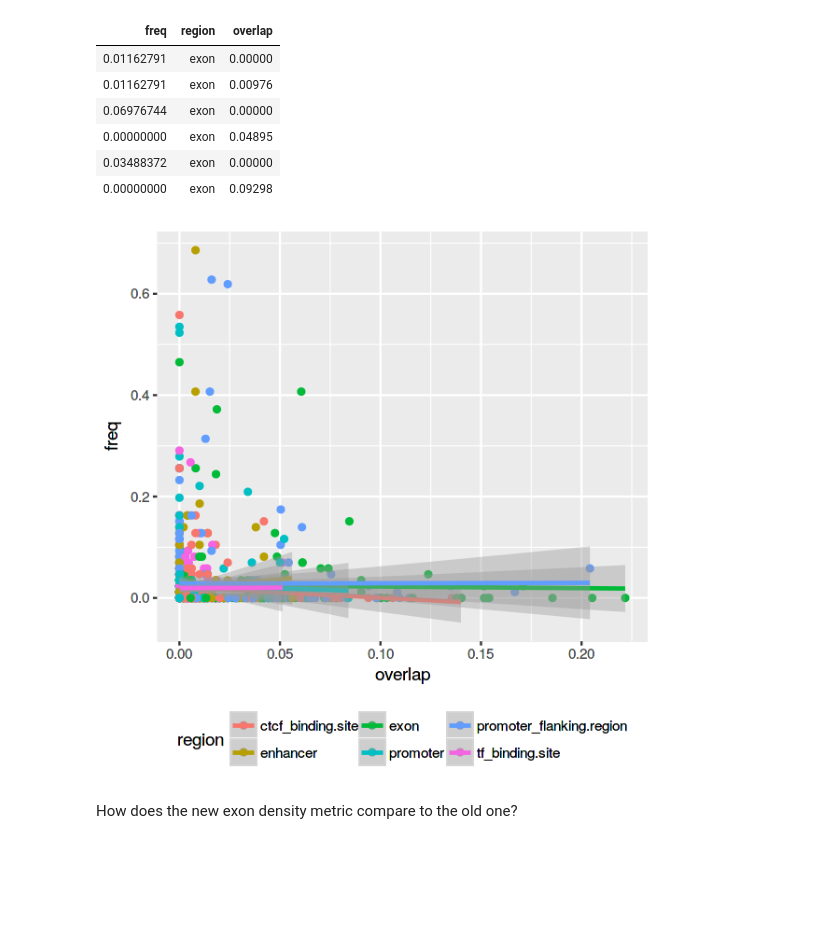
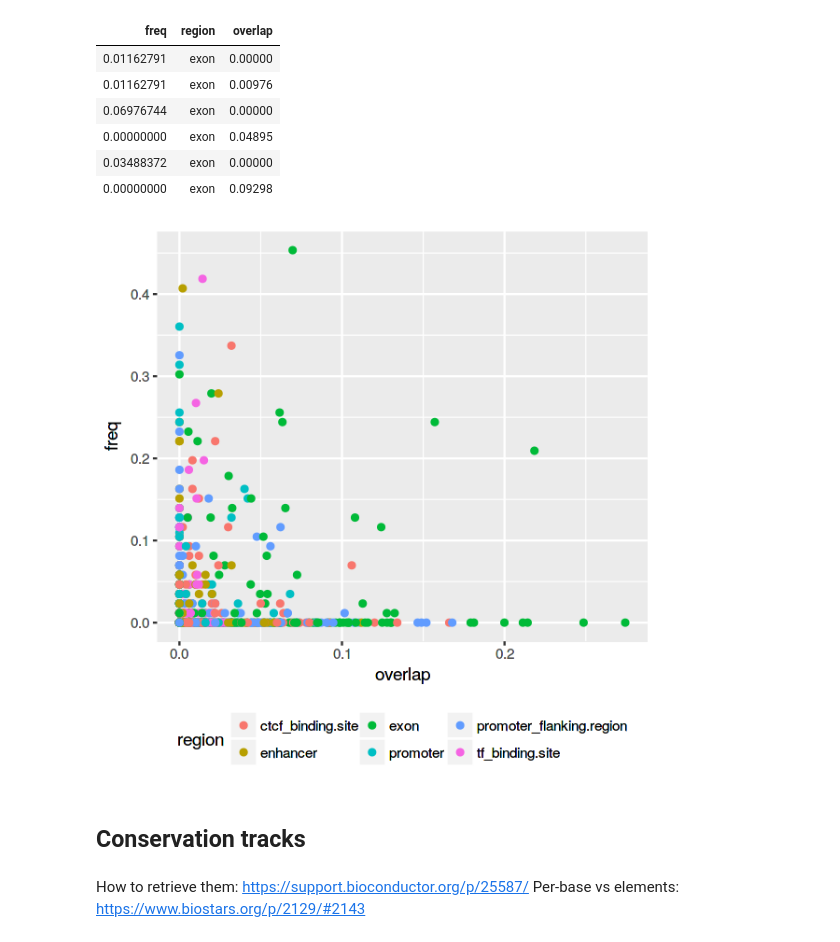
Before and after one commit to bodkan/nea-over-time, a Jupyter notebook: notebooks/introgression_predictors.ipynb, the cells around one changed output. Cells and saved outputs as stored; diff of their text form; code cells hidden in the pictures; blank space fills up the shorter version.

```diff
--- a/notebooks/introgression_predictors.ipynb
+++ b/notebooks/introgression_predictors.ipynb
@@ -444,11 +527,13 @@ head(freq_region)
 # %%
 options(repr.plot.width=5, repr.plot.height=5)
 
 ggplot(sample_n(freq_region, 1000), aes(overlap, freq, color=region)) +
     geom_point() +
-    geom_smooth(method="lm", aes(group=region)) +
     theme(legend.position="bottom")
 # %% [output]
-[figure, old version]
+[figure, new version]
-# %% [markdown]
-How does the new exon density metric compare to the old one?
+# %% [markdown]
+## Conservation tracks
+# %% [markdown]
+How to retrieve them: https://support.bioconductor.org/p/25587/
+Per-base vs elements: https://www.biostars.org/p/2129/#2143
```
Also changed, not shown: parts of 40 cells of this notebook.
